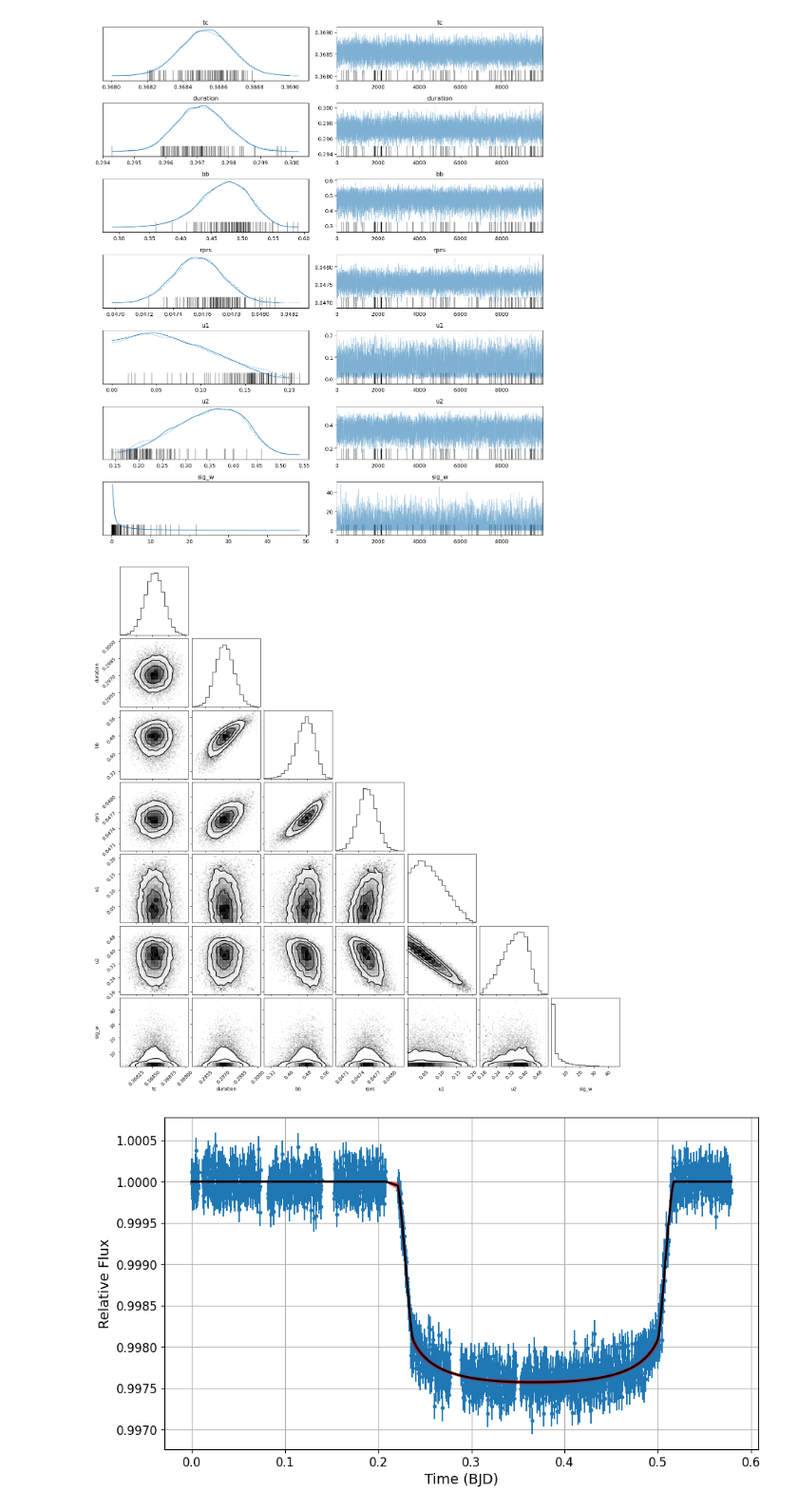
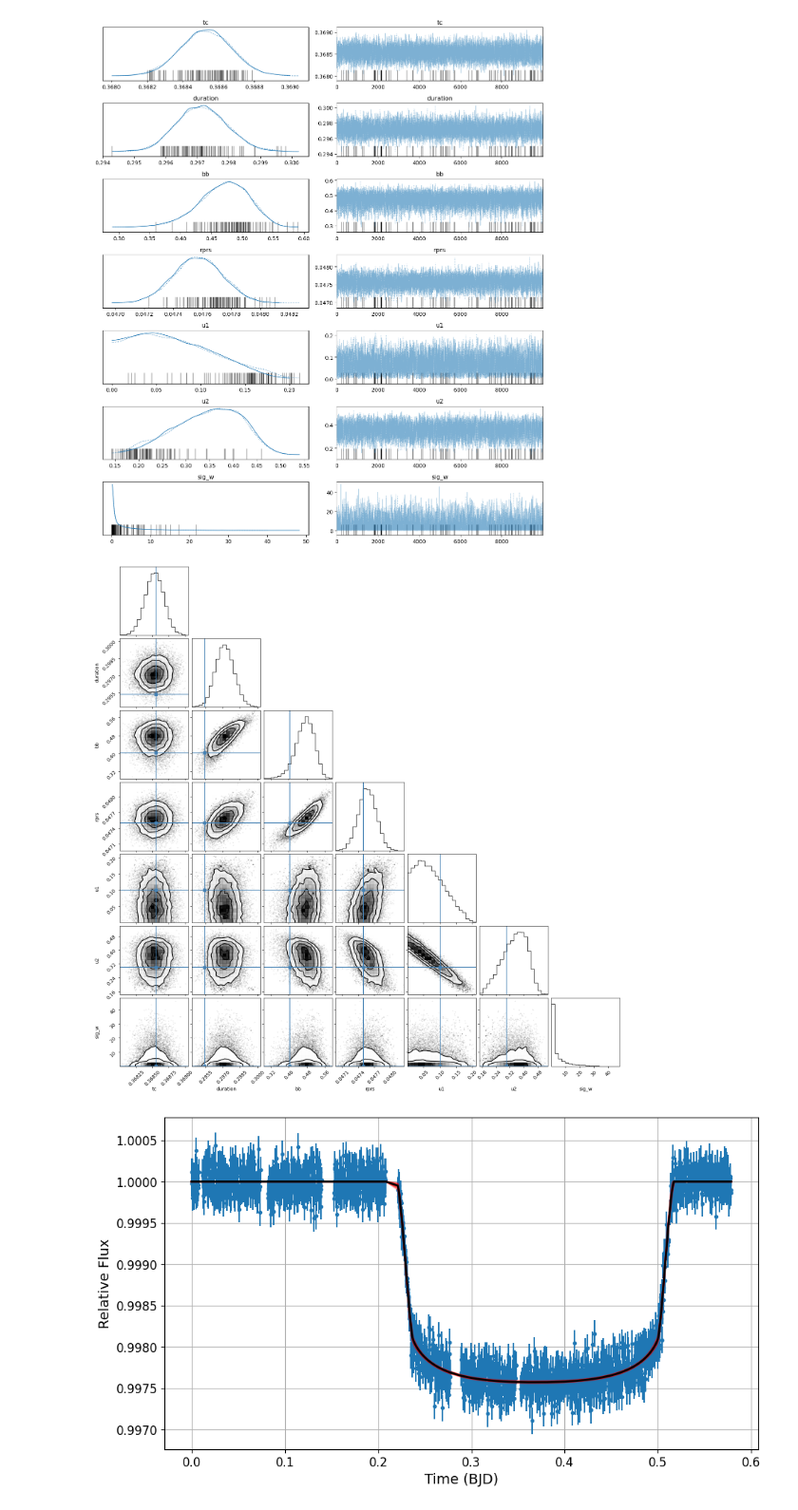
Before and after one commit to Jayshil/jl, a Jupyter notebook: Transit_python.ipynb, the cells around one changed output. Shown at 95% size. Saved outputs shown, nothing was run; the diff lists cells and outputs as text; code cells hidden in the pictures.

Commit message:
truths on corner plot

```diff
--- a/Transit_python.ipynb
+++ b/Transit_python.ipynb
@@ -25,8 +25,8 @@ cpu_cores = 2
 numpyro.set_host_device_count(cpu_cores)
 
 # Visualising the data
-tim, fl, fle = np.loadtxt(os.getcwd() + '/kelt-11-synthetic.dat', usecols=(0,1,2), unpack=True)
-tim = tim - tim[0]
+tim_full, fl, fle = np.loadtxt(os.getcwd() + '/kelt-11-synthetic.dat', usecols=(0,1,2), unpack=True)
+tim = tim_full - tim_full[0]
 
 fig, axs = plt.subplots(figsize=(16/1.5, 9/1.5))
 axs.errorbar(tim, fl, yerr=fle, fmt='.')
@@ -43,11 +43,13 @@ Some planetary parameters for priors:
 # %%
 per, per_err = 4.7360990, np.sqrt((0.0000290**2) + (0.0000270**2))
 tc1, tc1_err = 2458553.81381, 0.00033
-cycle = round((tim[0] - tc1)/per)
-t00 = tc1 + (cycle * per)
+cycle = round((tim_full[0] - tc1)/per)
 ar, ar_err = 4.98, 0.05
 bb, bb_err = 0.404, np.sqrt((0.013**2) + (0.018**2))
 rprs, rprs_err = 0.0475, 0.0006
+
+t14 = 0.2954
+t00 = tc1 + (cycle * per) - tim_full[0]
 # %% [markdown]
 Setting up the model and MCMC:
 # %%
@@ -125,12 +127,13 @@ plt.savefig(pout + '/trace.png', dpi=500)
 [figure]
 # %%
 # Corner plot
-#truth = dict(zip(['tc', 'duration', 'bb', 'rprs', 'u1', 'u2', 'sig_w'], np.array([0.27, 2.7, -4]),))
-_ = corner.corner(result, var_names=['tc', 'duration', 'bb', 'rprs', 'u1', 'u2', 'sig_w']);#, truths=truth,);
+truth = dict(zip(['tc', 'duration', 'bb', 'rprs', 'u1', 'u2', 'sig_w'],\
+        np.array([t00, t14, bb, rprs, 0.1, 0.3, 0.]),))
+_ = corner.corner(result, var_names=['tc', 'duration', 'bb', 'rprs', 'u1', 'u2', 'sig_w'], truths=truth,);
 #plt.show()
 plt.savefig(pout + '/corner.png', dpi=500)
 # %% [output]
-[figure, old version]
+[figure, new version]
 # %%
 # Defining posteriors for each variable
 y1 = np.array(result.posterior['y']).reshape(20000, len(tim))
```
